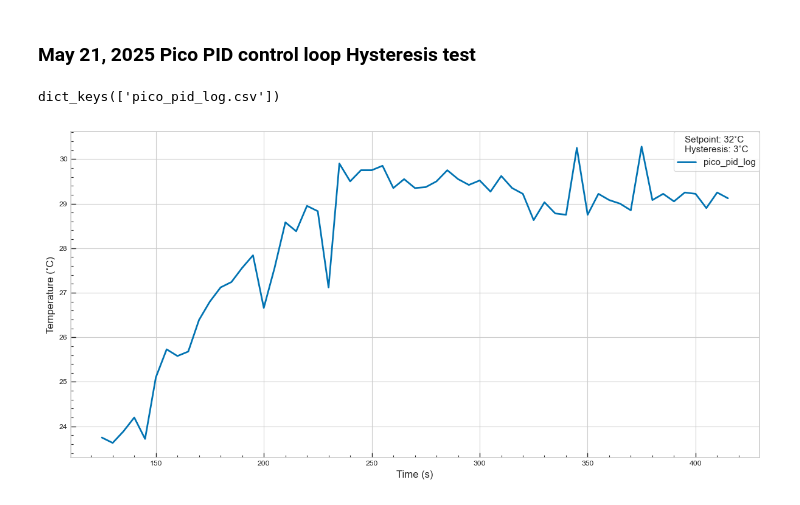
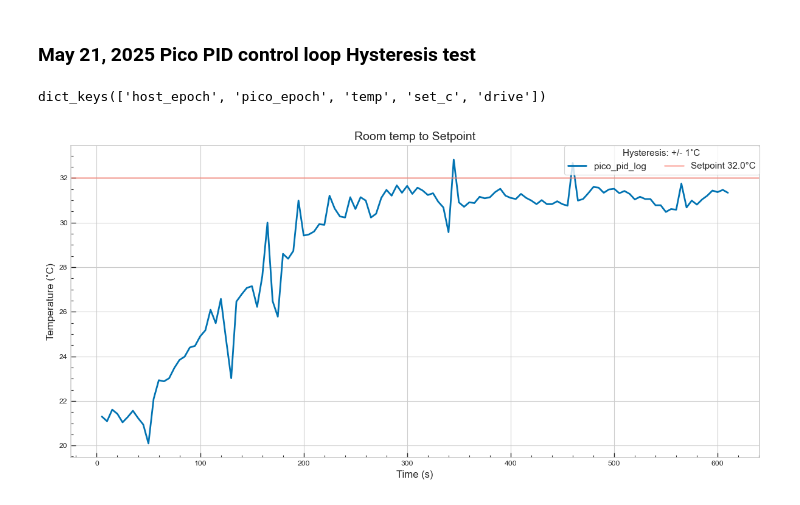
Before and after one commit to EIGSEP/eigsep-sensors, a Jupyter notebook: notebooks/may21_pico_hyst_test.ipynb, the cells around one changed output. Drawn from its saved outputs; the diff is of its cells as text; code cells hidden in the pictures.

Commit message:
longer test of PID loop, hysteresis=+/- 1˚C

```diff
--- a/notebooks/may21_pico_hyst_test.ipynb
+++ b/notebooks/may21_pico_hyst_test.ipynb
@@ -44,9 +44,9 @@ data = load_csv(data_dir)
 #     all_data[fname] = load_csv(file)
 # %%
 all_data = {"pico_pid_log.csv": data}
-all_data.keys()
+all_data['pico_pid_log.csv'].keys()
 # %% [output]
-dict_keys(['pico_pid_log.csv'])
+dict_keys(['host_epoch', 'pico_epoch', 'temp', 'set_c', 'drive'])
 # %%
 def plot_data(all_data, title="Temperature vs Time", xlim=None, ylim=None):
     """
@@ -67,11 +67,28 @@ def plot_data(all_data, title="Temperature vs Time", xlim=None, ylim=None):
 
     fig, ax = plt.subplots(figsize=(12, 6))
 
+    # # Sort for reproducibility
+    # for fname, dataset in sorted(all_data.items()):
+    #     time_s = dataset["pico_epoch"]
+    #     temperature = dataset["temp"]
+    #     sns.lineplot(x=time_s, y=temperature, label=os.path.splitext(fname)[0], ax=ax, lw=2.0)
+
+    set_c_value = None
+
     # Sort for reproducibility
     for fname, dataset in sorted(all_data.items()):
         time_s = dataset["pico_epoch"]
         temperature = dataset["temp"]
+
+        if "set_c" in dataset and dataset["set_c"]:
+            set_c_value = dataset["set_c"][0]
+            duty_value  = dataset["drive"]
         sns.lineplot(x=time_s, y=temperature, label=os.path.splitext(fname)[0], ax=ax, lw=2.0)
+        # sns.lineplot(x=time_s, y=duty_value)
+
+    if set_c_value is not None:
+        ax.axhline(y=set_c_value, color='salmon', linestyle='-', linewidth=2, alpha=0.5,
+                   label=f"Setpoint {set_c_value:.1f}°C")
 
     ax.set_title(title, fontsize=14)
     ax.set_xlabel("Time (s)", fontsize=12)
@@ -92,7 +109,7 @@ def plot_data(all_data, title="Temperature vs Time", xlim=None, ylim=None):
         spine.set_linewidth(1.2)
 
     ax.legend(
-        title="Setpoint: 32˚C\nHysteresis: 3˚C",
+        title="Hysteresis: +/- 1˚C",
         fontsize=11,
         ncol=3,
         title_fontsize=11,
@@ -103,6 +120,6 @@ def plot_data(all_data, title="Temperature vs Time", xlim=None, ylim=None):
     fig.tight_layout()
     plt.show()
 # %%
-plot_data(all_data, title=None)
+plot_data(all_data, title="Room temp to Setpoint")
 # %% [output]
-[figure, old version]
+[figure, new version]
```
Also changed, not shown: parts of 2 cells of this notebook, 3 other files.
